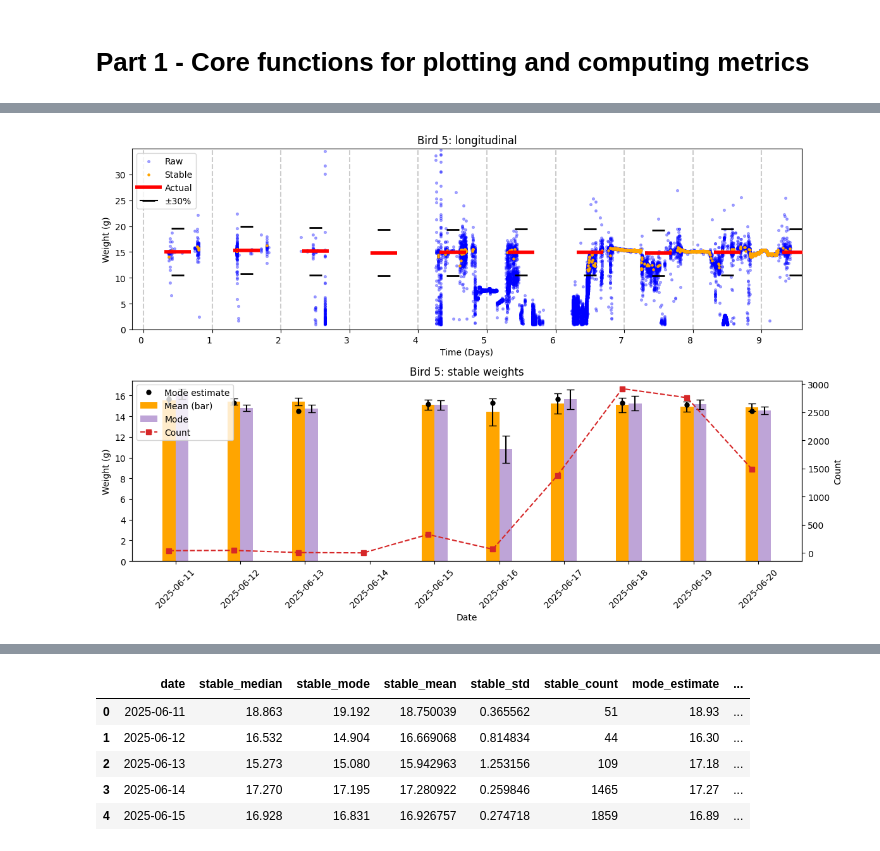
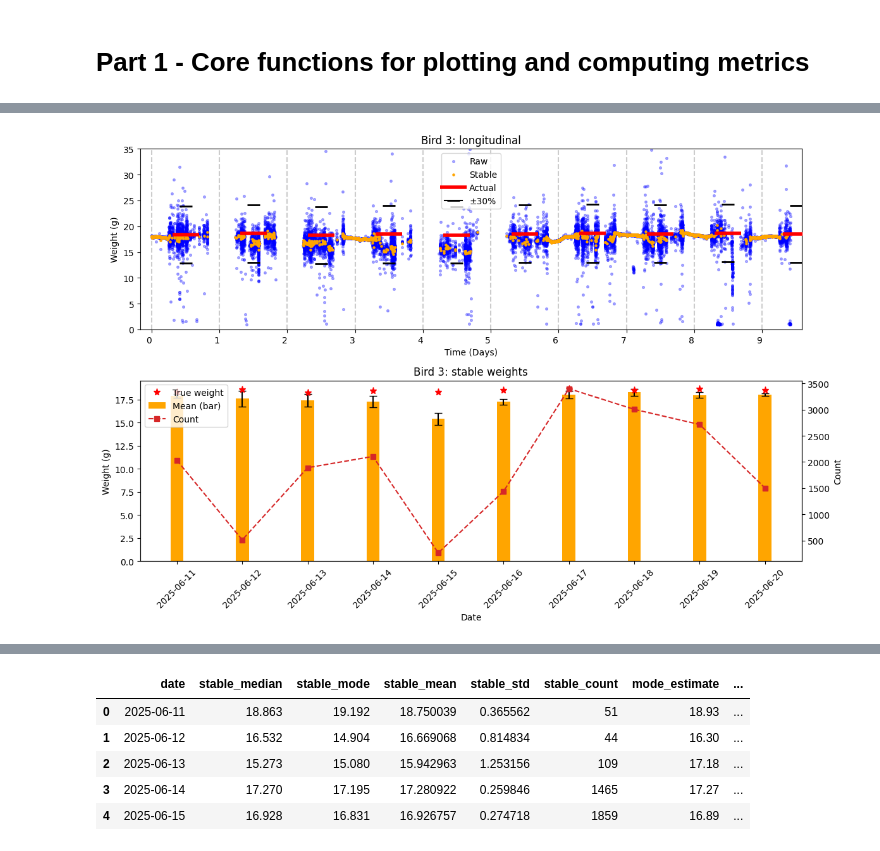
Before and after one commit to NeuralSyntaxLab/perch-scale-manuscript, a Jupyter notebook: scripts/generate_fig_5.ipynb, the cells around one changed output, grey strips where cells are left out. Cells and saved outputs as stored; diff of their text form; code cells hidden in the pictures.

```diff
--- a/scripts/generate_fig_5.ipynb
+++ b/scripts/generate_fig_5.ipynb
@@ -211,14 +211,28 @@ def compute_stable_weight_summary(
     # Optional: true weights (from a wide CSV indexed by bird_id)
     summary['true_weight'] = np.nan
     try:
-        wdf = pd.read_csv(weights_csv_path, index_col=0)
-        if str(bird_id) in wdf.index:
-            summary['true_weight'] = pd.to_numeric(
-                summary['date'].map(lambda d: wdf.loc[str(bird_id), d] if d in wdf.columns else np.nan),
-                errors='coerce'
-            )
+        wdf = pd.read_csv(weights_csv_path)  # don't force index
+        if 'bird_id' not in wdf.columns:
+            raise ValueError("CSV must contain a 'bird_id' column")
+
+        # Match the dtype of bird_id to the CSV
+        if pd.api.types.is_numeric_dtype(wdf['bird_id']):
+            bid = pd.to_numeric(bird_id, errors='coerce')
+        else:
+            wdf['bird_id'] = wdf['bird_id'].astype(str).str.strip()
+            bid = str(bird_id).strip()
+
+        wdf = wdf.set_index('bird_id')
+
+        if bid in wdf.index:
+            row = wdf.loc[bid]  # Series with columns like '2025-06-11', ...
+            # Map summary dates to that row; non-existing dates become NaN
+            summary['true_weight'] = pd.to_numeric(summary['date'].map(row), errors='coerce')
+        else:
+            print(f"bird_id {bird_id!r} not found in '{weights_csv_path}'")
+
     except Exception as e:
-        print(f"Note: could not load '{weights_csv_path}' ({e}).")
+        print(f"Couldn't load true weights from '{weights_csv_path}': {e}")
 
     summary['bird_id'] = str(bird_id)
 
@@ -277,6 +297,6 @@ def plot_stable_weight_summary(
 # %%
 # Inputs
-bird_id = "5"  # canonical ID ('1'..'6', 'p1', 't1', etc.)
+bird_id = "3"  # canonical ID ('1'..'6', 'p1', 't1', etc.)
 low_thrd, high_thrd = 1, 35
 win_size, step = 10, 10
 weight_fraction = 0.09
@@ -305,31 +325,31 @@ plot_longitudinal(
     bird_id, weight_report_csv, weights_dict,
     low_thrd=low_thrd, high_thrd=high_thrd,
     win_size=win_size, step=step, weight_fraction=weight_fraction,
     start_date=start_date, end_date=end_date, start_time=start_time, end_time=end_time,
     figsize=(12,4),
     raw_downsample=raw_downsample, rel_downsample=rel_downsample,
     apply_ylim=False, add_actual_weights=True, ax=ax1,
     raw_downsample_day=raw_downsample_day, raw_downsample_night=raw_downsample_night,
     tolerance_fraction=tolerance_fraction,
     keep_out_of_range=keep_out_of_range
 )
 
 # Panel B
 summary = compute_stable_weight_summary(
     bird_id, weight_report_csv, weights_dict,
     low_thrd=low_thrd, high_thrd=high_thrd,
     win_size=win_size, step=step, weight_fraction=weight_fraction,
     start_date=start_date, end_date=end_date, start_time=start_time, end_time=end_time,
     tolerance_fraction=tolerance_fraction, weights_csv_path=str(weights_csv_path),
     keep_out_of_range=keep_out_of_range
 )
 plot_stable_weight_summary(
     summary, bird_id,
     main_estimator='mean', plot_mode=False, plot_mean=False, plot_median=False,
     plot_actual_weights=True, ax=ax2, figsize=(12,4)
 )
 
 plt.tight_layout()
 plt.show()
 # %% [output]
-[figure, old version]
+[figure, new version]
```
Also changed, not shown: parts of 6 cells of this notebook, 14 other files.
